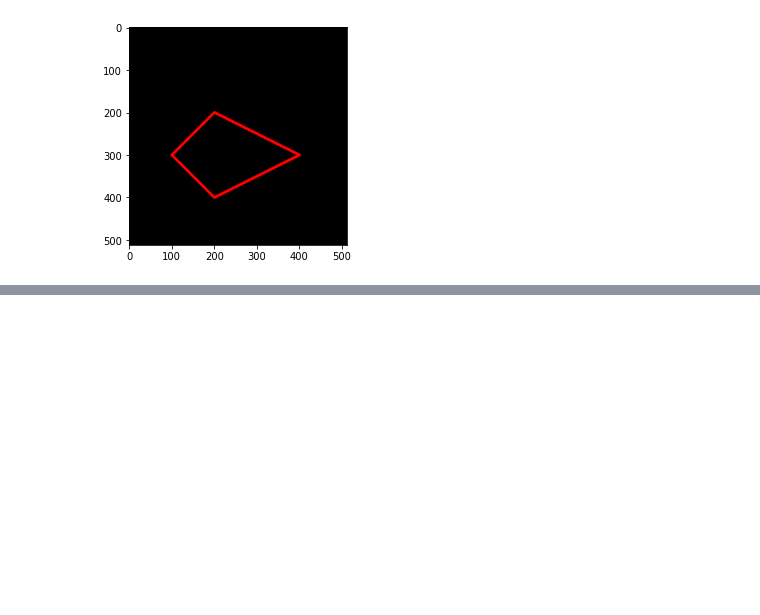
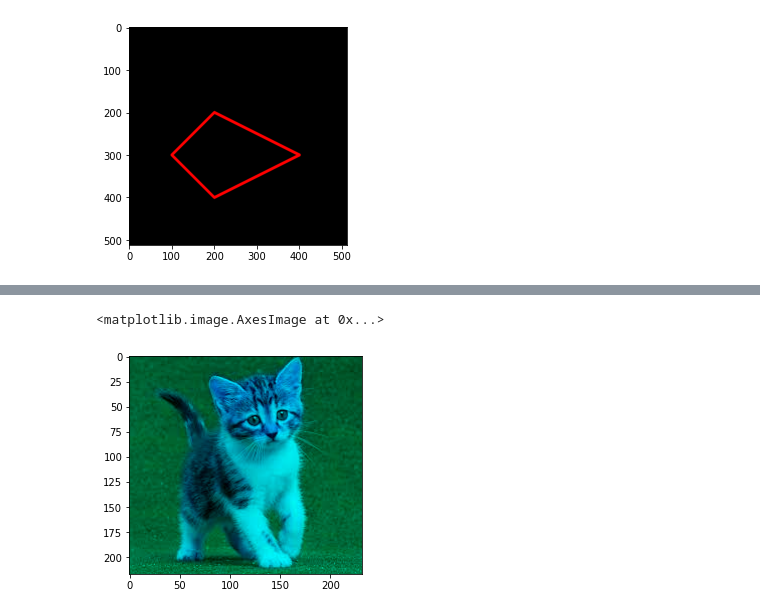
Before and after one commit to qorinda/PCVK_Genap_2021, a Jupyter notebook: Week2.ipynb, the cells around one changed output, grey strips where cells are left out. Drawn from its saved outputs; the diff is of its cells as text; code cells hidden in the pictures; blank space fills up the shorter version.

```diff
--- a/Week2.ipynb
+++ b/Week2.ipynb
@@ -131,0 +140,7 @@ plt.imshow(black_img2)
+# %%
+img_gb = img
+img_gb[:,:,0] = 0
+plt.imshow(img_gb)
+# %% [output]
+<matplotlib.image.AxesImage at 0x...>
+[figure, added]
```
Also changed, not shown: parts of 10 cells of this notebook.
